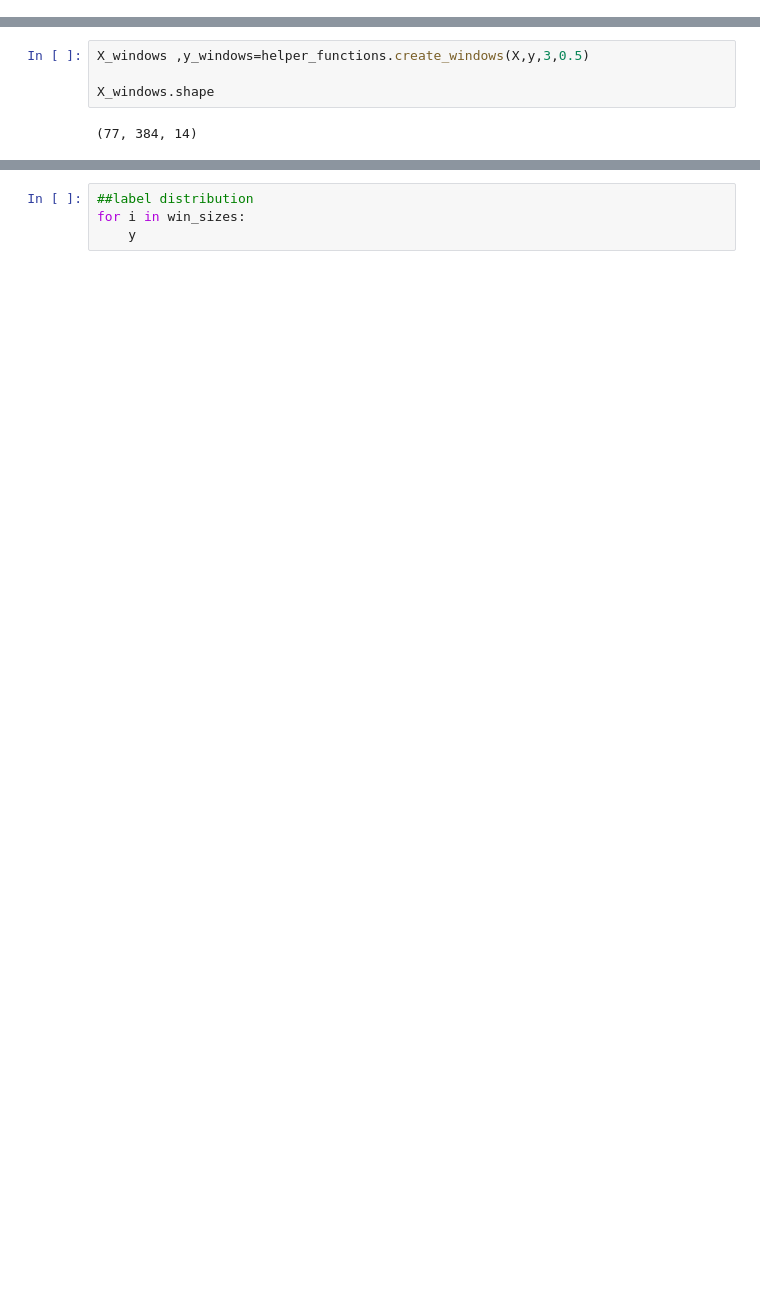
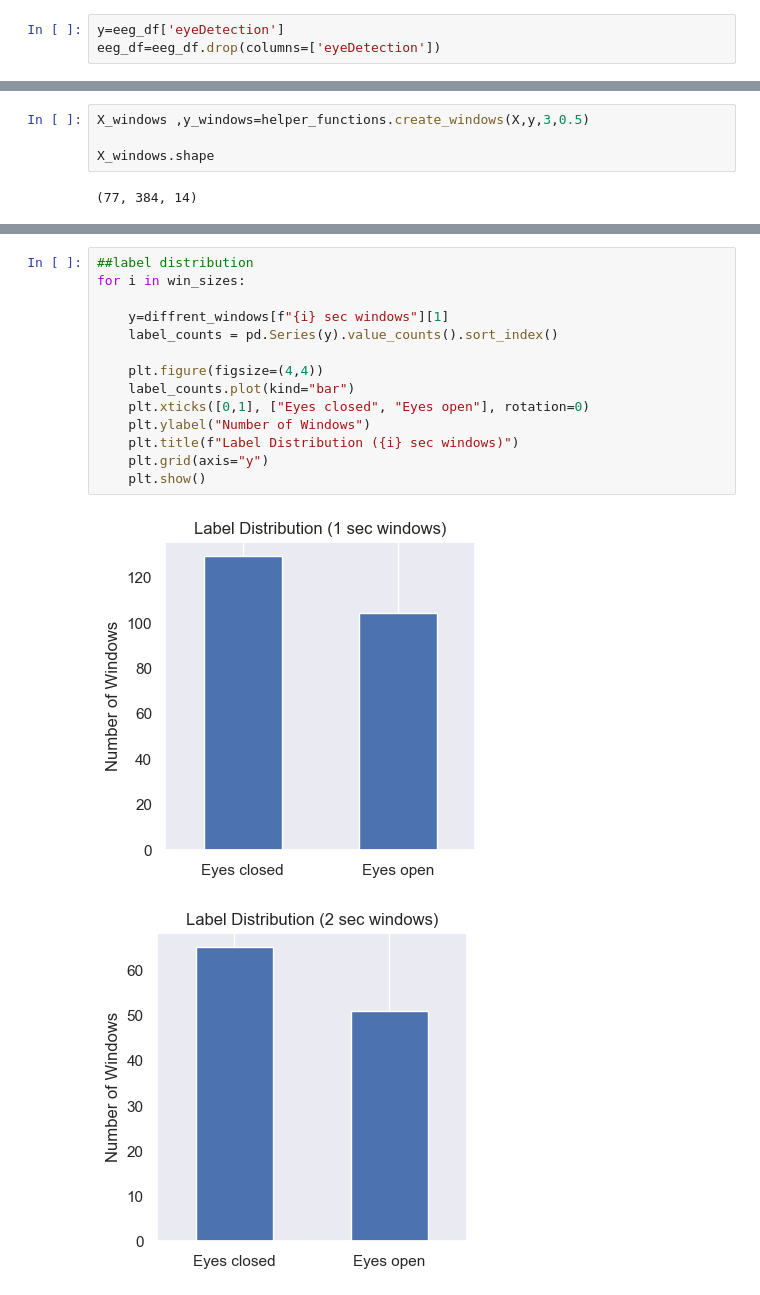
Before and after one commit to HanaRagab50/EEG-Eye-state-classifier, a Jupyter notebook: classifier.ipynb, the cells around one changed output, grey strips where cells are left out. Saved outputs shown, nothing was run; the diff lists cells and outputs as text; blank space fills up the shorter version.

```diff
--- a/classifier.ipynb
+++ b/classifier.ipynb
@@ -107,6 +107,9 @@ plt.show()
 [figure]
 # %% [markdown]
 ## outlier removal
+# %%
+y=eeg_df['eyeDetection']
+eeg_df=eeg_df.drop(columns=['eyeDetection'])
 # %%
 eeg_df.shape
 # %% [output]
@@ -509,4 +530,17 @@ created 77 windows for 3 sec window size
 # %%
 ##label distribution
 for i in win_sizes:
-    y
+
+    y=diffrent_windows[f"{i} sec windows"][1]
+    label_counts = pd.Series(y).value_counts().sort_index()
+
+    plt.figure(figsize=(4,4))
+    label_counts.plot(kind="bar")
+    plt.xticks([0,1], ["Eyes closed", "Eyes open"], rotation=0)
+    plt.ylabel("Number of Windows")
+    plt.title(f"Label Distribution ({i} sec windows)")
+    plt.grid(axis="y")
+    plt.show()
+# %% [output]
+[figure, added]
+[figure, added]
```
Also changed, not shown: parts of 15 cells of this notebook.
